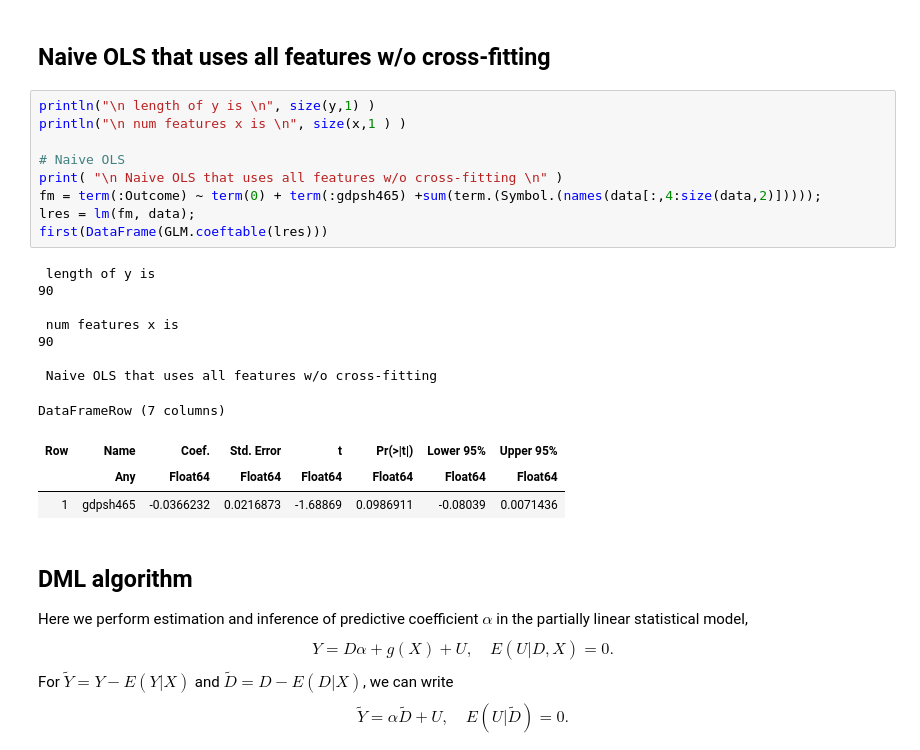
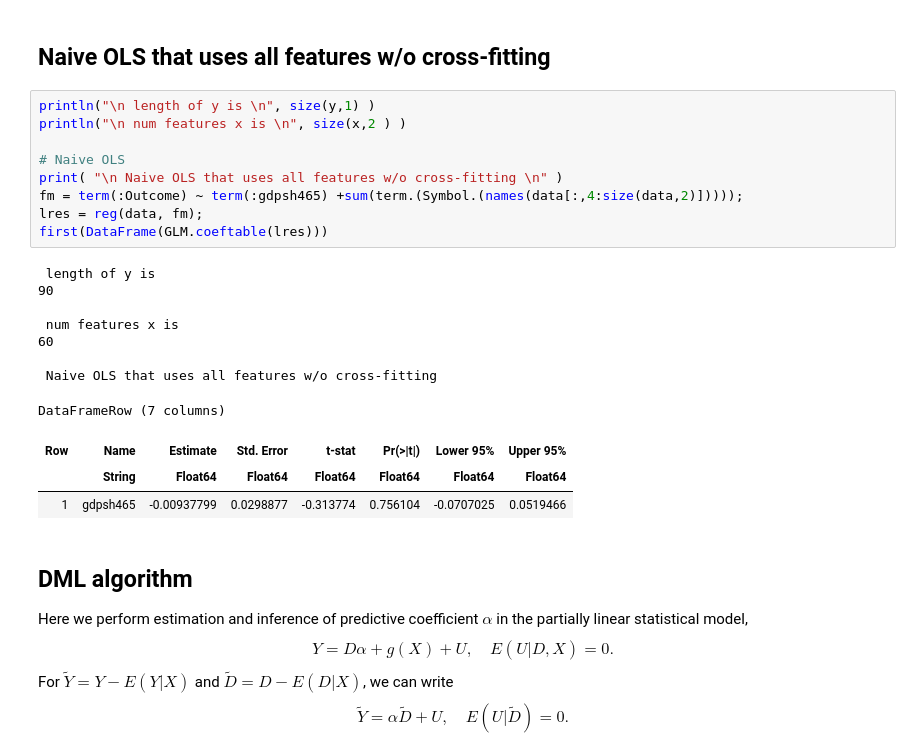
Before and after one commit to d2cml-ai/CausalAI-Course, a Jupyter notebook: Labs/PD/PD12/julia.ipynb, the cells around one changed output. Drawn from its saved outputs; the diff is of its cells as text.

```diff
--- a/Labs/PD/PD12/julia.ipynb
+++ b/Labs/PD/PD12/julia.ipynb
@@ -112,25 +88,25 @@ coerce!(x, Count => Continuous);
 ## Naive OLS that uses all features w/o cross-fitting
 # %%
 println("\n length of y is \n", size(y,1) )
-println("\n num features x is \n", size(x,1 ) )
+println("\n num features x is \n", size(x,2 ) )
 
 # Naive OLS
 print( "\n Naive OLS that uses all features w/o cross-fitting \n" )
-fm = term(:Outcome) ~ term(0) + term(:gdpsh465) +sum(term.(Symbol.(names(data[:,4:size(data,2)]))));
-lres = lm(fm, data);
+fm = term(:Outcome) ~ term(:gdpsh465) +sum(term.(Symbol.(names(data[:,4:size(data,2)]))));
+lres = reg(data, fm);
 first(DataFrame(GLM.coeftable(lres)))
 # %% [output]
  length of y is
 90
 
  num features x is
-90
+60
 
  Naive OLS that uses all features w/o cross-fitting
 DataFrameRow (7 columns)
-| Row | Name | Coef. | Std. Error | t | Pr(>|t|) | Lower 95% | Upper 95% |
-|  | Any | Float64 | Float64 | Float64 | Float64 | Float64 | Float64 |
-| 1 | gdpsh465 | -0.0366232 | 0.0216873 | -1.68869 | 0.0986911 | -0.08039 | 0.0071436 |
+| Row | Name | Estimate | Std. Error | t-stat | Pr(>|t|) | Lower 95% | Upper 95% |
+|  | String | Float64 | Float64 | Float64 | Float64 | Float64 | Float64 |
+| 1 | gdpsh465 | -0.00937799 | 0.0298877 | -0.313774 | 0.756104 | -0.0707025 | 0.0519466 |
 # %% [markdown]
 ## DML algorithm
 
```
Also changed, not shown: parts of 4 cells of this notebook.
